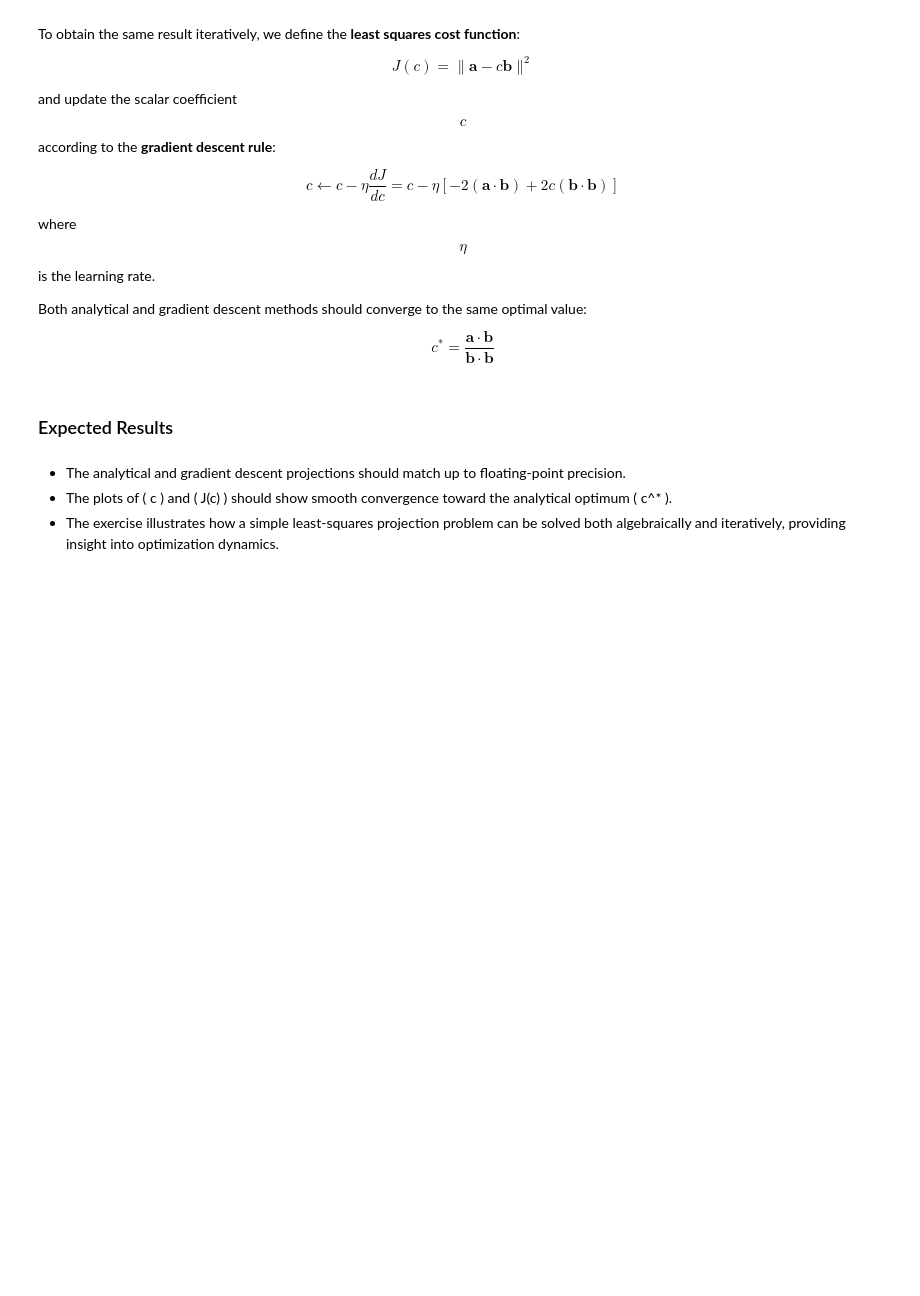
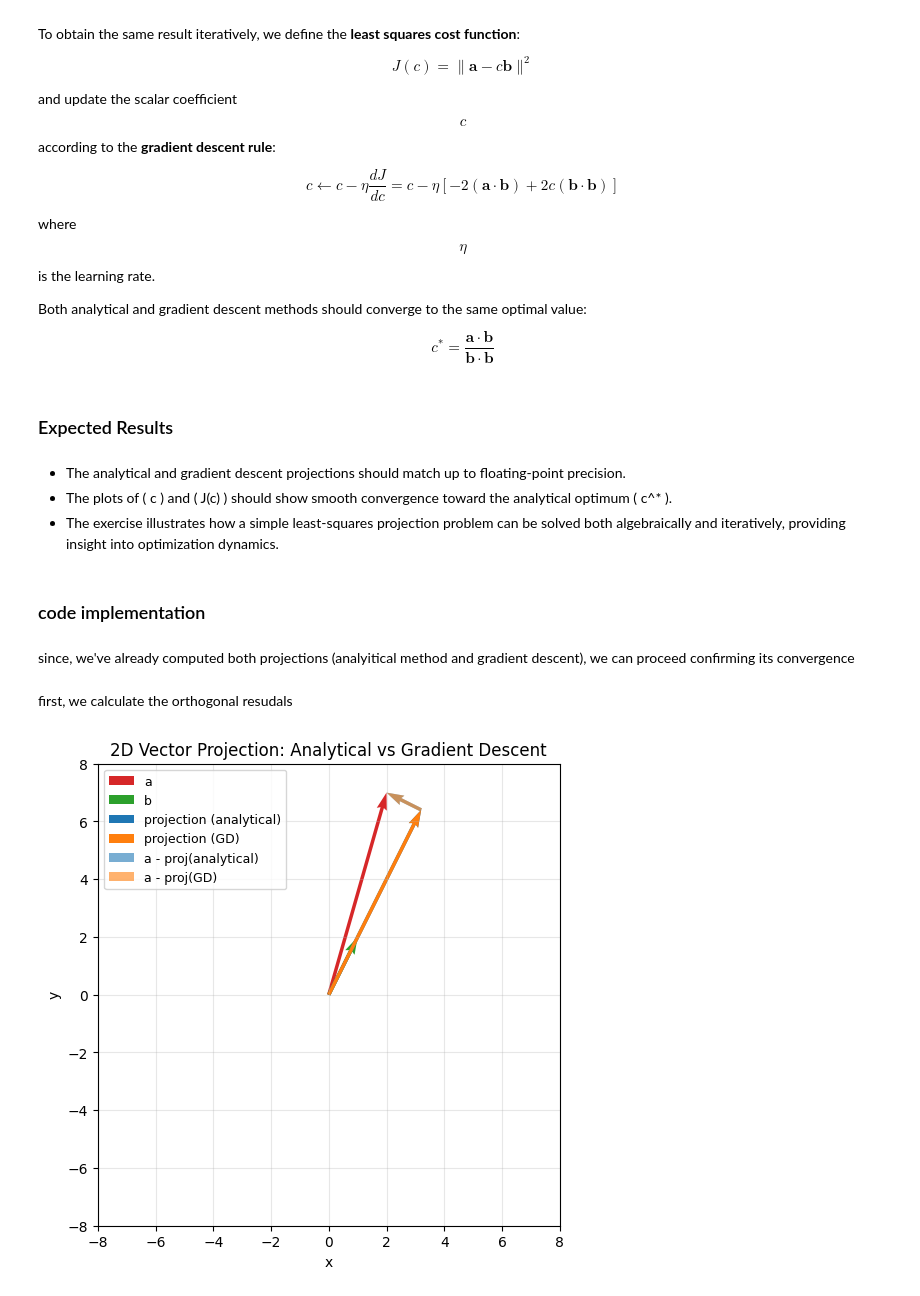
Before and after one commit to Macreat/MLT-LR, a Jupyter notebook: PYDevEnv/devContent/tasks/2cndTask/2cndTask.ipynb, the cells around one changed output. Cells and saved outputs as stored; diff of their text form; code cells hidden in the pictures; blank space fills up the shorter version.

```diff
--- a/PYDevEnv/devContent/tasks/2cndTask/2cndTask.ipynb
+++ b/PYDevEnv/devContent/tasks/2cndTask/2cndTask.ipynb
@@ -459,3 +459,47 @@ $$
 - The analytical and gradient descent projections should match up to floating-point precision.
 - The plots of \( c \) and \( J(c) \) should show smooth convergence toward the analytical optimum \( c^* \).
 - The exercise illustrates how a simple least-squares projection problem can be solved both algebraically and iteratively, providing insight into optimization dynamics.
+# %% [markdown]
+### code implementation
+# %% [markdown]
+since, we've already computed both projections (analyitical method and gradient descent), we can proceed confirming its convergence
+# %% [markdown]
+first, we calculate the orthogonal resudals
+# %%
+# --- Prepare a square plot so angles/lengths look correct ---
+fig, ax = plt.subplots(figsize=(6, 6))
+
+# Set limits so all arrows fit comfortably
+stack = np.vstack([a, b, analyticalProjection, GdProjection, a - analyticalProjection, a - GdProjection])
+m = np.max(np.abs(stack)) + 1.0
+ax.set_xlim(-m, m)
+ax.set_ylim(-m, m)
+ax.set_aspect("equal", adjustable="box")
+ax.grid(alpha=0.3)
+
+# --- Draw original vectors from origin ---
+ax.quiver(0, 0, a[0], a[1], angles='xy', scale_units='xy', scale=1, label='a', color='C3')
+ax.quiver(0, 0, b[0], b[1], angles='xy', scale_units='xy', scale=1, label='b', color='C2')
+
+# --- Draw projections from origin ---
+ax.quiver(0, 0, analyticalProjection[0], analyticalProjection[1], angles='xy', scale_units='xy', scale=1,
+          label='projection (analytical)', color='C0')
+ax.quiver(0, 0, GdProjection[0], GdProjection[1], angles='xy', scale_units='xy', scale=1,
+          label='projection (GD)', color='C1')
+
+# --- Orthogonal residuals (from projection tip to a) ---
+res_a = a - analyticalProjection
+ax.quiver(analyticalProjection[0], analyticalProjection[1], res_a[0], res_a[1], angles='xy',
+          scale_units='xy', scale=1, color='C0', alpha=0.6, label='a - proj(analytical)')
+
+res_gd = a - GdProjection
+ax.quiver(GdProjection[0], GdProjection[1], res_gd[0], res_gd[1], angles='xy',
+          scale_units='xy', scale=1, color='C1', alpha=0.6, label='a - proj(GD)')
+
+ax.set_title("2D Vector Projection: Analytical vs Gradient Descent")
+ax.set_xlabel("x")
+ax.set_ylabel("y")
+ax.legend(loc='upper left', fontsize=9)
+plt.show()
+# %% [output]
+[figure, added]
```
Also changed, not shown: parts of 4 cells of this notebook.
